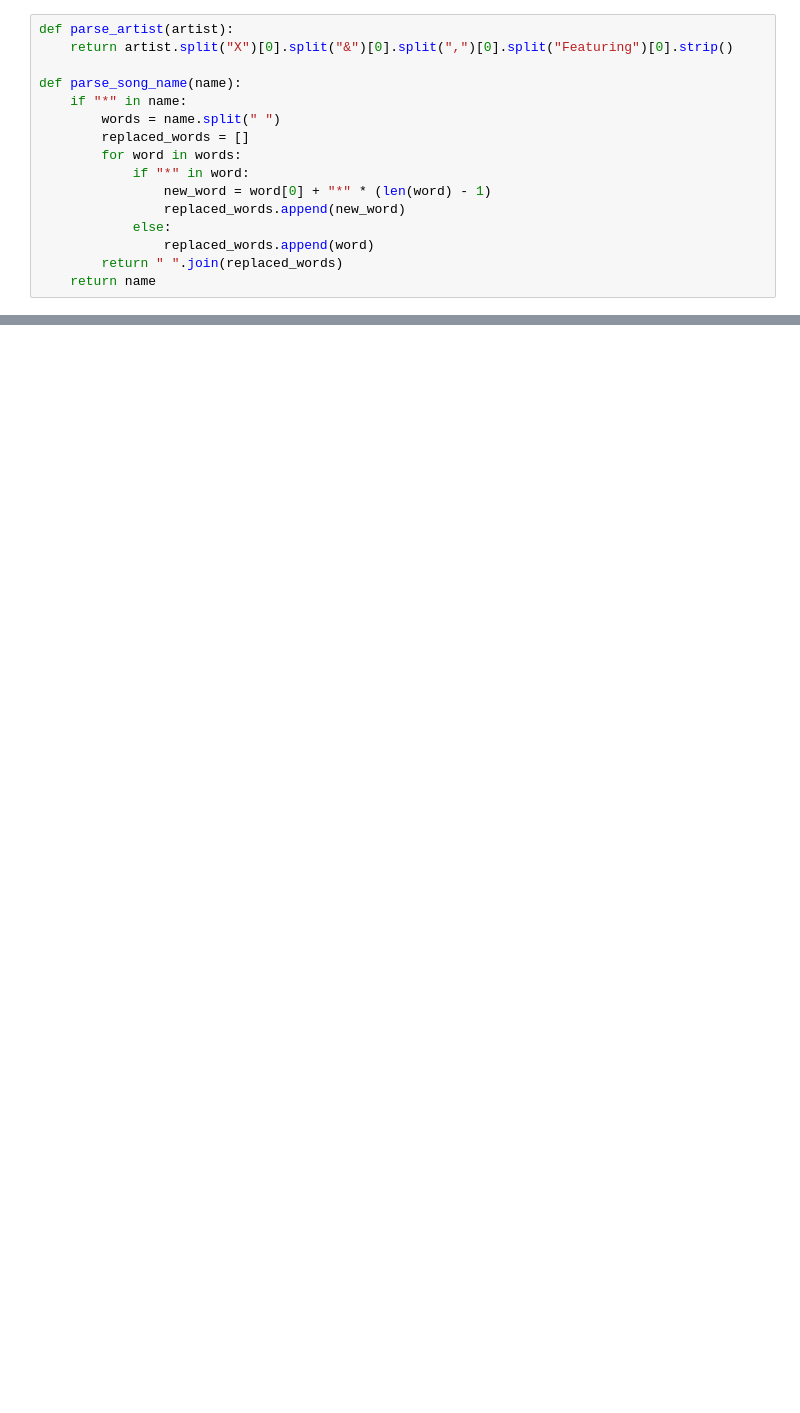
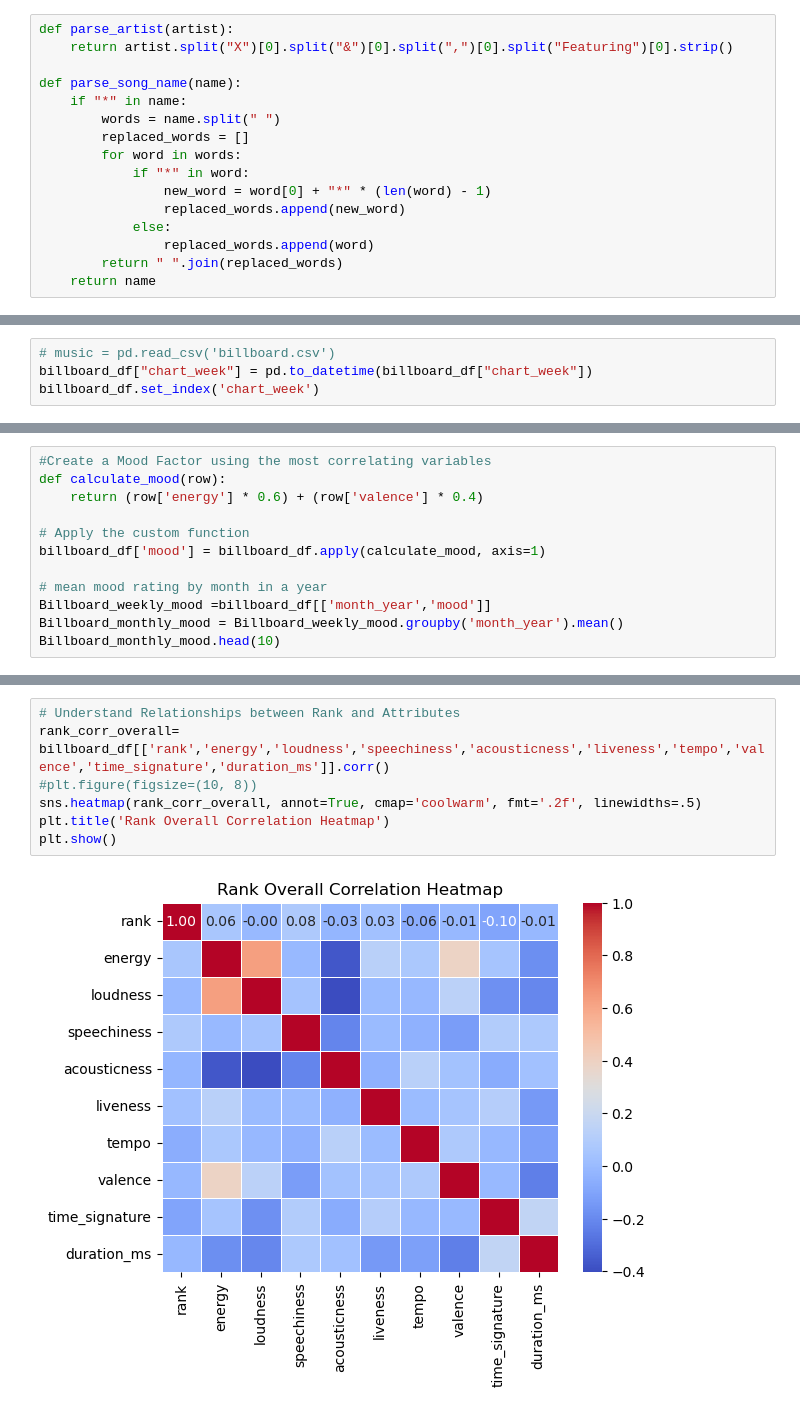
Before and after one commit to pxv6460/Music-is-the-Answer, a Jupyter notebook: project_1.ipynb, the cells around one changed output, grey strips where cells are left out. Cells and saved outputs as stored; diff of their text form; blank space fills up the shorter version.

```diff
--- a/project_1.ipynb
+++ b/project_1.ipynb
@@ -255,0 +200,4 @@ plt.show()
+# %%
+# music = pd.read_csv('billboard.csv')
+billboard_df["chart_week"] = pd.to_datetime(billboard_df["chart_week"])
+billboard_df.set_index('chart_week')
@@ -255,0 +229,12 @@ plt.show()
+# %%
+#Create a Mood Factor using the most correlating variables
+def calculate_mood(row):
+    return (row['energy'] * 0.6) + (row['valence'] * 0.4)
+
+# Apply the custom function
+billboard_df['mood'] = billboard_df.apply(calculate_mood, axis=1)
+
+# mean mood rating by month in a year
+Billboard_weekly_mood =billboard_df[['month_year','mood']]
+Billboard_monthly_mood = Billboard_weekly_mood.groupby('month_year').mean()
+Billboard_monthly_mood.head(10)
@@ -255,0 +254,9 @@ plt.show()
+# %%
+# Understand Relationships between Rank and Attributes
+rank_corr_overall= billboard_df[['rank','energy','loudness','speechiness','acousticness','liveness','tempo','valence','time_signature','duration_ms']].corr()
+#plt.figure(figsize=(10, 8))
+sns.heatmap(rank_corr_overall, annot=True, cmap='coolwarm', fmt='.2f', linewidths=.5)
+plt.title('Rank Overall Correlation Heatmap')
+plt.show()
+# %% [output]
+[figure, added]
```
Also changed, not shown: parts of 34 cells of this notebook.
